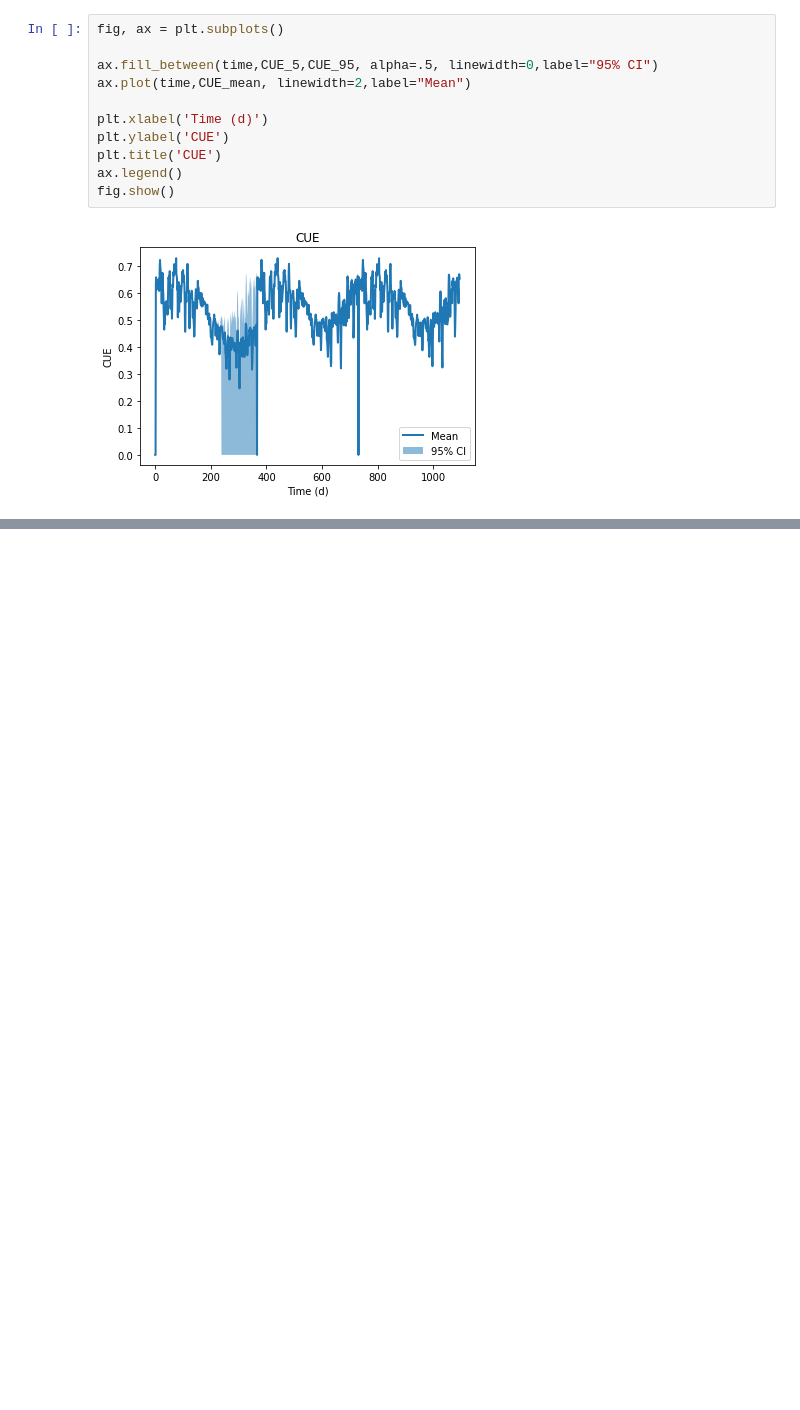
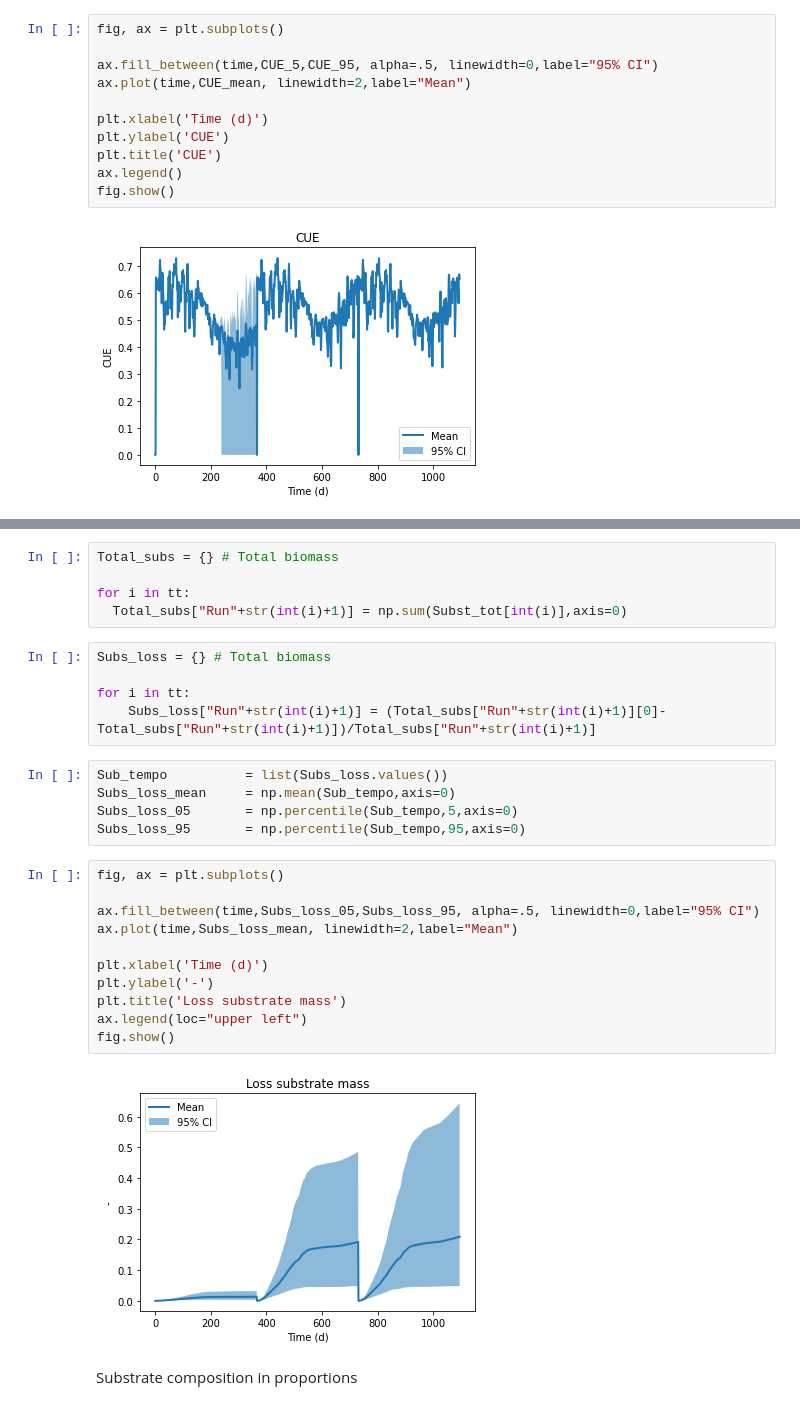
Before and after one commit to DEMENT-Model/DEMENT_toy, a Jupyter notebook: plotting.ipynb, the cells around one changed output, grey strips where cells are left out. Drawn from its saved outputs; the diff is of its cells as text; blank space fills up the shorter version.

```diff
--- a/plotting.ipynb
+++ b/plotting.ipynb
@@ -72,0 +101,30 @@ fig.show()
+# %%
+Total_subs = {} # Total biomass
+
+for i in tt:
+  Total_subs["Run"+str(int(i)+1)] = np.sum(Subst_tot[int(i)],axis=0)
+# %%
+Subs_loss = {} # Total biomass
+
+for i in tt:
+    Subs_loss["Run"+str(int(i)+1)] = (Total_subs["Run"+str(int(i)+1)][0]-Total_subs["Run"+str(int(i)+1)])/Total_subs["Run"+str(int(i)+1)]
+# %%
+Sub_tempo          = list(Subs_loss.values())
+Subs_loss_mean     = np.mean(Sub_tempo,axis=0)
+Subs_loss_05       = np.percentile(Sub_tempo,5,axis=0)
+Subs_loss_95       = np.percentile(Sub_tempo,95,axis=0)
+# %%
+fig, ax = plt.subplots()
+
+ax.fill_between(time,Subs_loss_05,Subs_loss_95, alpha=.5, linewidth=0,label="95% CI")
+ax.plot(time,Subs_loss_mean, linewidth=2,label="Mean")
+
+plt.xlabel('Time (d)')
+plt.ylabel('-')
+plt.title('Loss substrate mass')
+ax.legend(loc="upper left")
+fig.show()
+# %% [output]
+[figure, added]
+# %% [markdown]
+Substrate composition in proportions
```
Also changed, not shown: parts of 74 cells of this notebook.
